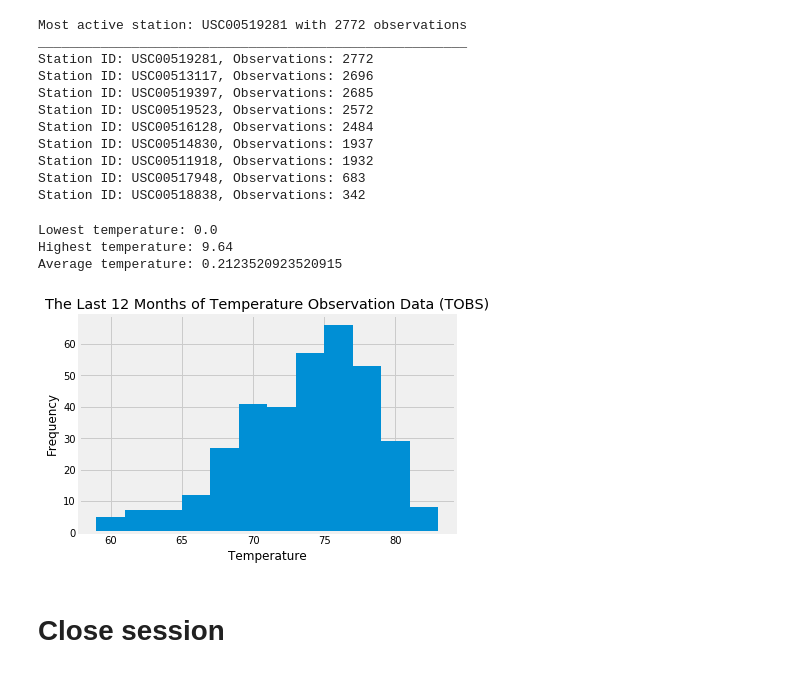
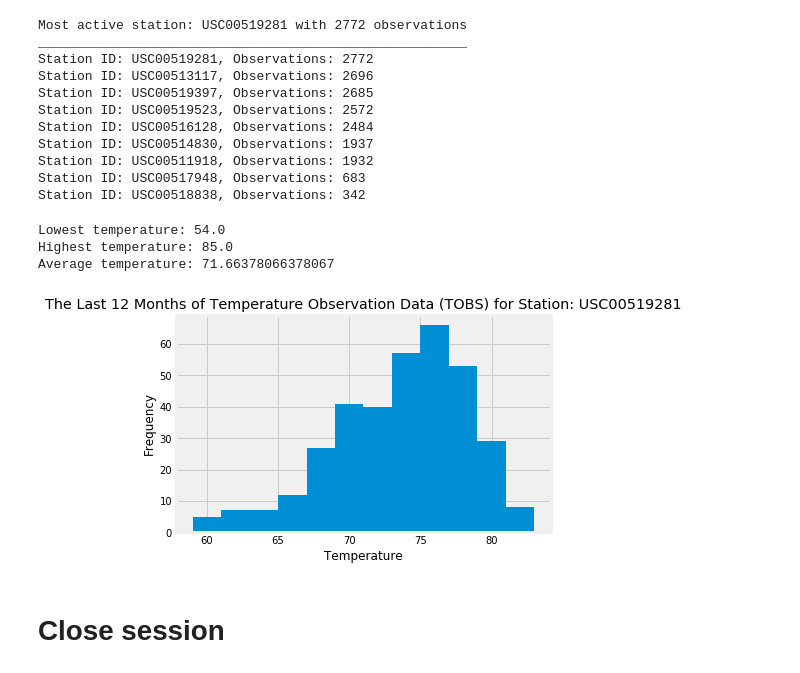
Before and after one commit to tnguyen0306/SQLAlchemy-Surfs-Up, a Jupyter notebook: climate.ipynb, the cells around one changed output. Cells and saved outputs as stored; diff of their text form; code cells hidden in the pictures.

```diff
--- a/climate.ipynb
+++ b/climate.ipynb
@@ -93,14 +91,14 @@ stations_count
 9
 # %%
 # Design a query to find the most active stations (i.e. what stations have the most rows?)
-active = session.query(measurement.station, func.count(measurement.prcp)).group_by(measurement.station).order_by(func.count(measurement.prcp).desc()).all()
-most_active_id = active[0][0]
-most_active_obs = active[0][1]
+active_query = session.query(measurement.station, func.count(measurement.prcp)).group_by(measurement.station).order_by(func.count(measurement.prcp).desc()).all()
+most_active_id = active_query[0][0]
+most_active_obs = active_query[0][1]
 print(f"Most active station: {most_active_id} with {most_active_obs} observations")
 print("_______________________________________________________")
 
 # List the stations and the counts in descending order.
-for station, count in active:
+for station, count in active_query:
     print(f"Station ID: {station}, Observations: {count}")
 # %% [output]
 Most active station: USC00519281 with 2772 observations
@@ -116,29 +114,28 @@ Station ID: USC00517948, Observations: 683
 Station ID: USC00518838, Observations: 342
 # %%
 # Using the most active station id from the previous query, calculate the lowest, highest, and average temperature.
-most_active_id = active[0][0]
-lowest_temp = session.query(measurement.station, func.min(measurement.prcp)).filter(measurement.station == most_active_id).all()
+lowest_temp = session.query(measurement.station, func.min(measurement.tobs)).filter(measurement.station == most_active_id).all()
 print(f"Lowest temperature: {lowest_temp[0][1]}")
-highest_temp = session.query(measurement.station, func.max(measurement.prcp)).filter(measurement.station == most_active_id).all()
+highest_temp = session.query(measurement.station, func.max(measurement.tobs)).filter(measurement.station == most_active_id).all()
 print(f"Highest temperature: {highest_temp[0][1]}")
-avg_temp = session.query(measurement.station, func.avg(measurement.prcp)).filter(measurement.station == most_active_id).all()
+avg_temp = session.query(measurement.station, func.avg(measurement.tobs)).filter(measurement.station == most_active_id).all()
 print(f"Average temperature: {avg_temp[0][1]}")
 # %% [output]
-Lowest temperature: 0.0
-Highest temperature: 9.64
-Average temperature: 0.2123520923520915
+Lowest temperature: 54.0
+Highest temperature: 85.0
+Average temperature: 71.66378066378067
 # %%
 # Using the most active station id
 # Query the last 12 months of temperature observation data for this station and plot the results as a histogram
 most_active_rain_query = session.query(measurement.tobs).filter(measurement.station == most_active_id, measurement.date >= last_year).order_by(measurement.tobs).all()
 most_active_df = pd.DataFrame(most_active_rain_query)
 most_active_df.hist(column='tobs', bins=12)
-plt.title('The Last 12 Months of Temperature Observation Data (TOBS)')
+plt.title(f'The Last 12 Months of Temperature Observation Data (TOBS) for Station: {most_active_id}')
 plt.xlabel("Temperature")
 plt.ylabel("Frequency")
 plt.show()
 # %% [output]
-[figure, old version]
+[figure, new version]
 # %% [markdown]
 # Close session
 # %%
```
Also changed, not shown: parts of 1 cell of this notebook.
